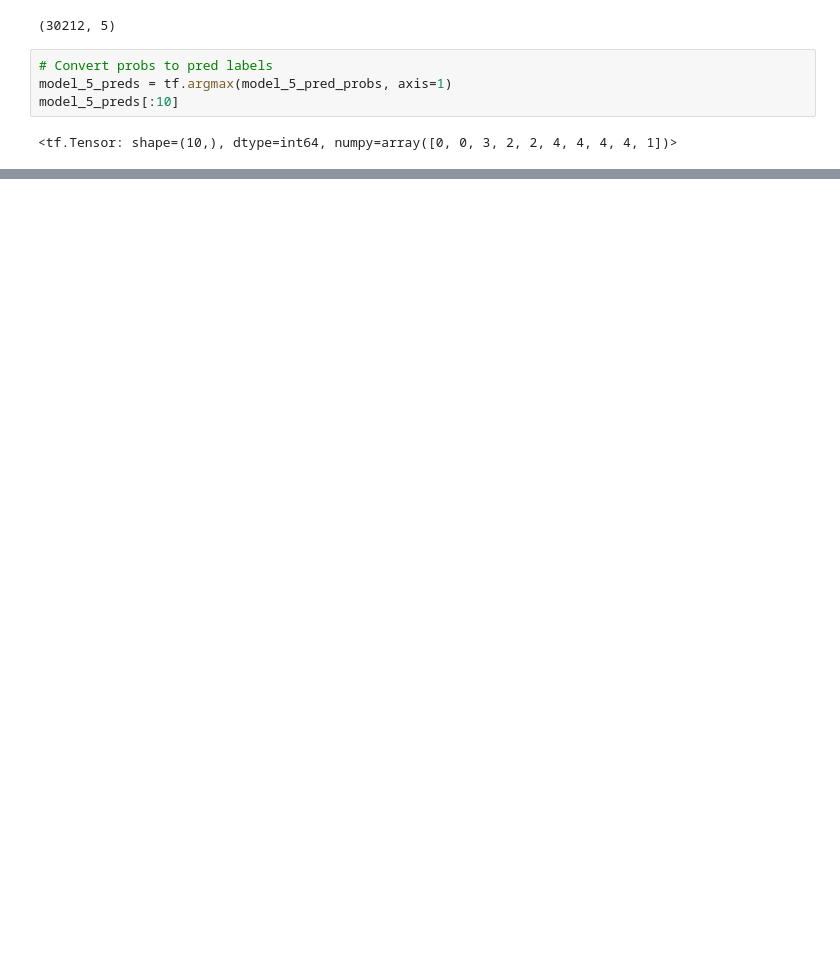
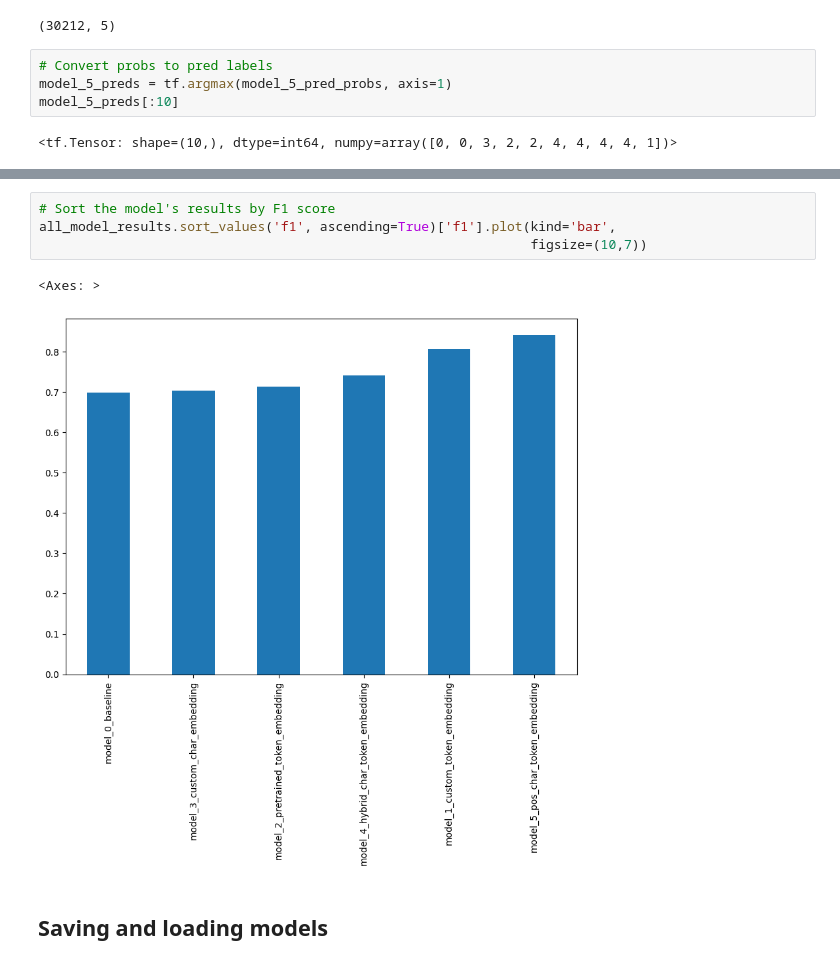
Before and after one commit to pawelkiszczak/tensorflow, a Jupyter notebook: colab_notebooks/09_mlp_milestone_project_2_skimlit.ipynb, the cells around one changed output, grey strips where cells are left out. Saved outputs shown, nothing was run; the diff lists cells and outputs as text; blank space fills up the shorter version.

```diff
--- a/colab_notebooks/09_mlp_milestone_project_2_skimlit.ipynb
+++ b/colab_notebooks/09_mlp_milestone_project_2_skimlit.ipynb
@@ -1457,0 +1489,9 @@ model_5_results
+# %%
+# Sort the model's results by F1 score
+all_model_results.sort_values('f1', ascending=True)['f1'].plot(kind='bar',
+                                                               figsize=(10,7))
+# %% [output]
+<Axes: >
+[figure, added]
+# %% [markdown]
+## Saving and loading models
```
Also changed, not shown: parts of 68 cells of this notebook.
